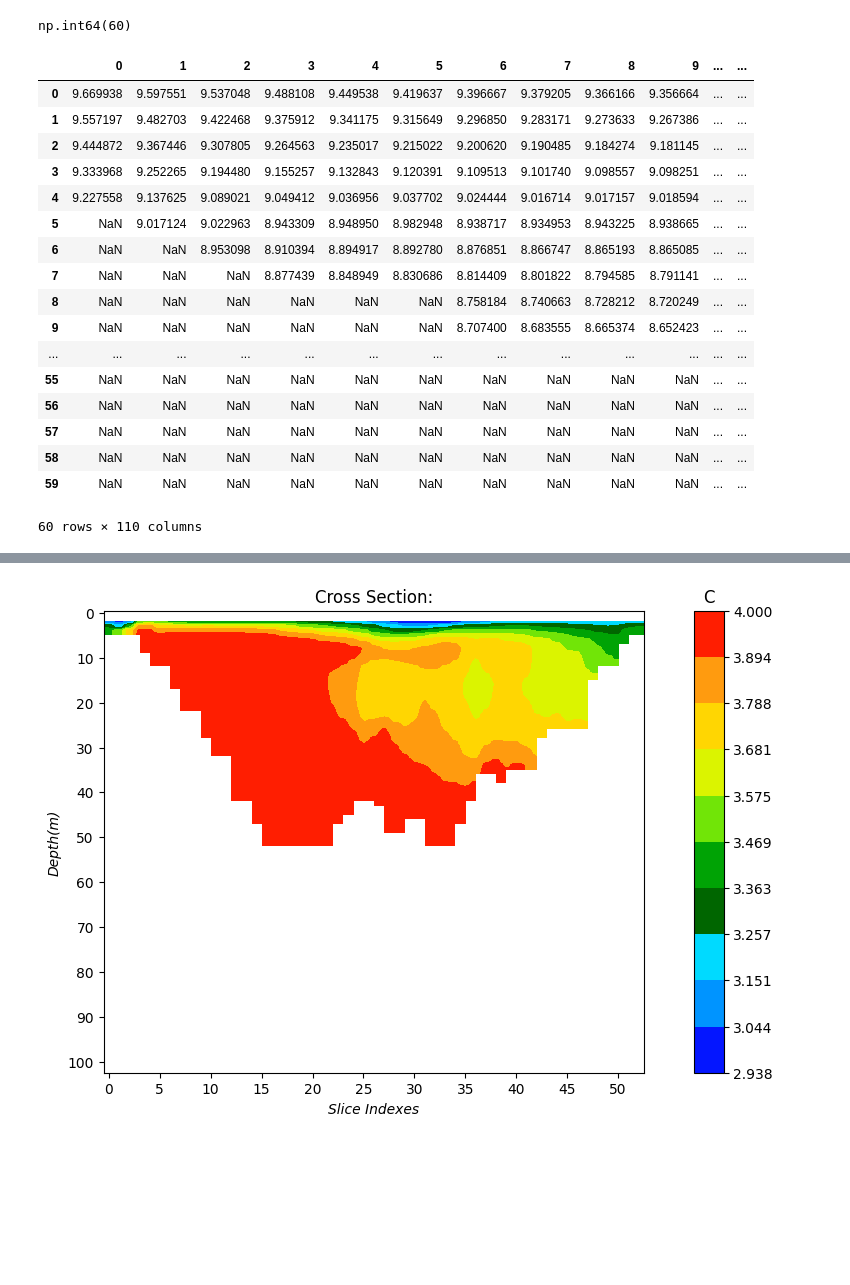
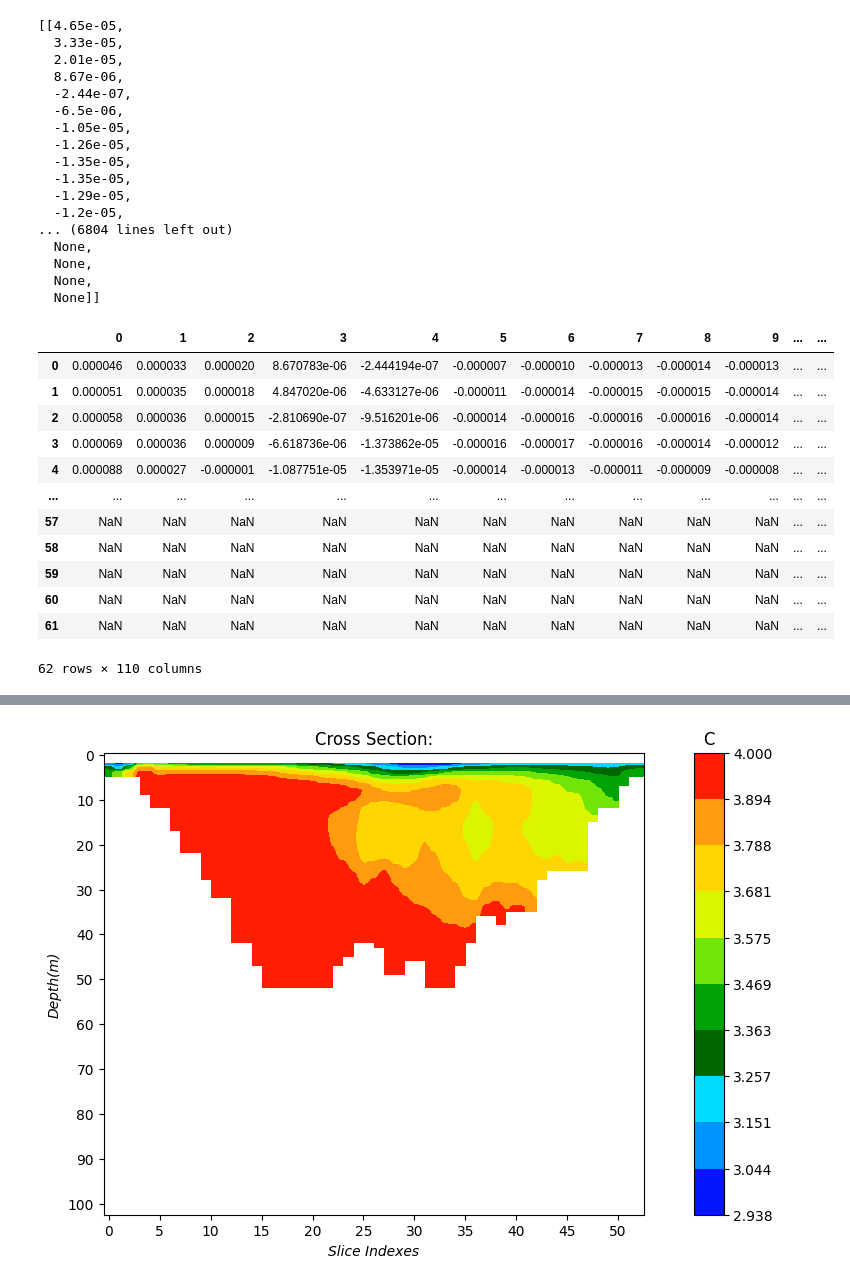
Before and after one commit to NTNUSmartWater/DigiH2O-Platform, a Jupyter notebook: process.ipynb, the cells around one changed output, grey strips where cells are left out. Saved outputs shown, nothing was run; the diff lists cells and outputs as text; code cells hidden in the pictures; blank space fills up the shorter version.

Commit message:
Finish profile and number format

```diff
--- a/process.ipynb
+++ b/process.ipynb
@@ -18,10 +18,11 @@ hyd_map = xr.open_zarr(hyd_map_path)
 # # Save to zarr
 # hyd_map.to_zarr(r'backend\Delft_Projects\team\output\HYD\FlowFM_map.zarr', mode='w', consolidated=False)
 # %%
-key, query, data, idx = 'hyd', 'temp_multi_dynamic', hyd_map, -1
+key, query, data, idx = 'waq', 'mesh2d_IM1', waq_map, -1
+# key, query, data, idx = 'hyd', 'mesh2d_tem1', hyd_map, -1
+is_hyd = key == 'hyd'
 name = functions.variablesNames.get(query, query)
 layer_reverse = functions.layerCounter(hyd_map)
-values = hyd_map[name].values
 with open('ids.json', 'r') as f:
     ids = json.load(f)
 ids_arr = np.array(ids)
@@ -32,10 +33,11 @@ x = hyd_map['mesh2d_node_x'].values
 y = hyd_map['mesh2d_node_y'].values
 z = hyd_map['mesh2d_node_z'].values
 gdf['depth'] = functions.interpolation_Z(gdf, x, y, z)
-# gdf = gdf.drop(columns=['geometry'])
-n_layers_values = np.array([float(v.split(' ')[1]) for k, v in layer_reverse.items() if int(k) >= 0])
-max_layer = max(n_layers_values, key=abs)
+layers_values = np.array([float(v.split(' ')[1]) for k, v in layer_reverse.items() if int(k) >= 0])
+max_layer = float(max(layers_values, key=abs))
 n_rows = abs(math.ceil(max_layer/10)*10) if max_layer > 0 else abs(math.floor(max_layer/10)*10)+1
-gdf.drop(columns=['geometry'], inplace=True)
-arr, depth_idx = values[idx,:,:], np.array([round(abs(d)) for d in n_layers_values])
+arr, depth_idx = data[name].values, np.array([round(abs(d)) for d in layers_values])
+index_map = {int(v): depth_idx.shape[0] - i - 1 for i, v in enumerate(depth_idx)}
+cache = { "layers_values": layers_values, "n_rows": n_rows, "df": gdf.drop(columns=['geometry']),
+    "depth_idx": depth_idx, "index_map": index_map, "max_layer": max_layer}
 # %%
@@ -77,27 +81,36 @@ interp_arr = interp_arr.T
-# %%
-# Get maximum indice to be used as mask
-max_row = np.max(np.where(mask_valid.T)[0])
-max_row
-# %% [output]
-np.int64(60)
+# %%
+functions.numberFormatter(smoothed_transpose)
+# %% [output]
+[[4.65e-05,
+  3.33e-05,
+  2.01e-05,
+  8.67e-06,
+  -2.44e-07,
+  -6.5e-06,
+  -1.05e-05,
+  -1.26e-05,
+  -1.35e-05,
+  -1.35e-05,
+  -1.29e-05,
+  -1.2e-05,
+... (6804 lines left out)
+  None,
+  None,
+  None,
+  None]]
 # %%
-pd.DataFrame(interp_arr[:max_row, :])
+pd.DataFrame(smoothed_transpose)
 # %% [output]
 |  | 0 | 1 | 2 | 3 | 4 | 5 | 6 | 7 | 8 | 9 | ... | ... |
-| 0 | 9.669938 | 9.597551 | 9.537048 | 9.488108 | 9.449538 | 9.419637 | 9.396667 | 9.379205 | 9.366166 | 9.356664 | ... | ... |
-| 1 | 9.557197 | 9.482703 | 9.422468 | 9.375912 | 9.341175 | 9.315649 | 9.296850 | 9.283171 | 9.273633 | 9.267386 | ... | ... |
-| 2 | 9.444872 | 9.367446 | 9.307805 | 9.264563 | 9.235017 | 9.215022 | 9.200620 | 9.190485 | 9.184274 | 9.181145 | ... | ... |
-| 3 | 9.333968 | 9.252265 | 9.194480 | 9.155257 | 9.132843 | 9.120391 | 9.109513 | 9.101740 | 9.098557 | 9.098251 | ... | ... |
-| 4 | 9.227558 | 9.137625 | 9.089021 | 9.049412 | 9.036956 | 9.037702 | 9.024444 | 9.016714 | 9.017157 | 9.018594 | ... | ... |
-| 5 | NaN | 9.017124 | 9.022963 | 8.943309 | 8.948950 | 8.982948 | 8.938717 | 8.934953 | 8.943225 | 8.938665 | ... | ... |
-| 6 | NaN | NaN | 8.953098 | 8.910394 | 8.894917 | 8.892780 | 8.876851 | 8.866747 | 8.865193 | 8.865085 | ... | ... |
-| 7 | NaN | NaN | NaN | 8.877439 | 8.848949 | 8.830686 | 8.814409 | 8.801822 | 8.794585 | 8.791141 | ... | ... |
-| 8 | NaN | NaN | NaN | NaN | NaN | NaN | 8.758184 | 8.740663 | 8.728212 | 8.720249 | ... | ... |
-| 9 | NaN | NaN | NaN | NaN | NaN | NaN | 8.707400 | 8.683555 | 8.665374 | 8.652423 | ... | ... |
+| 0 | 0.000046 | 0.000033 | 0.000020 | 8.670783e-06 | -2.444194e-07 | -0.000007 | -0.000010 | -0.000013 | -0.000014 | -0.000013 | ... | ... |
+| 1 | 0.000051 | 0.000035 | 0.000018 | 4.847020e-06 | -4.633127e-06 | -0.000011 | -0.000014 | -0.000015 | -0.000015 | -0.000014 | ... | ... |
+| 2 | 0.000058 | 0.000036 | 0.000015 | -2.810690e-07 | -9.516201e-06 | -0.000014 | -0.000016 | -0.000016 | -0.000016 | -0.000014 | ... | ... |
+| 3 | 0.000069 | 0.000036 | 0.000009 | -6.618736e-06 | -1.373862e-05 | -0.000016 | -0.000017 | -0.000016 | -0.000014 | -0.000012 | ... | ... |
+| 4 | 0.000088 | 0.000027 | -0.000001 | -1.087751e-05 | -1.353971e-05 | -0.000014 | -0.000013 | -0.000011 | -0.000009 | -0.000008 | ... | ... |
 | ... | ... | ... | ... | ... | ... | ... | ... | ... | ... | ... | ... | ... |
-| 55 | NaN | NaN | NaN | NaN | NaN | NaN | NaN | NaN | NaN | NaN | ... | ... |
-| 56 | NaN | NaN | NaN | NaN | NaN | NaN | NaN | NaN | NaN | NaN | ... | ... |
 | 57 | NaN | NaN | NaN | NaN | NaN | NaN | NaN | NaN | NaN | NaN | ... | ... |
 | 58 | NaN | NaN | NaN | NaN | NaN | NaN | NaN | NaN | NaN | NaN | ... | ... |
 | 59 | NaN | NaN | NaN | NaN | NaN | NaN | NaN | NaN | NaN | NaN | ... | ... |
+| 60 | NaN | NaN | NaN | NaN | NaN | NaN | NaN | NaN | NaN | NaN | ... | ... |
+| 61 | NaN | NaN | NaN | NaN | NaN | NaN | NaN | NaN | NaN | NaN | ... | ... |
-60 rows × 110 columns
+62 rows × 110 columns
```
Also changed, not shown: parts of 38 cells of this notebook, 8 other files.
